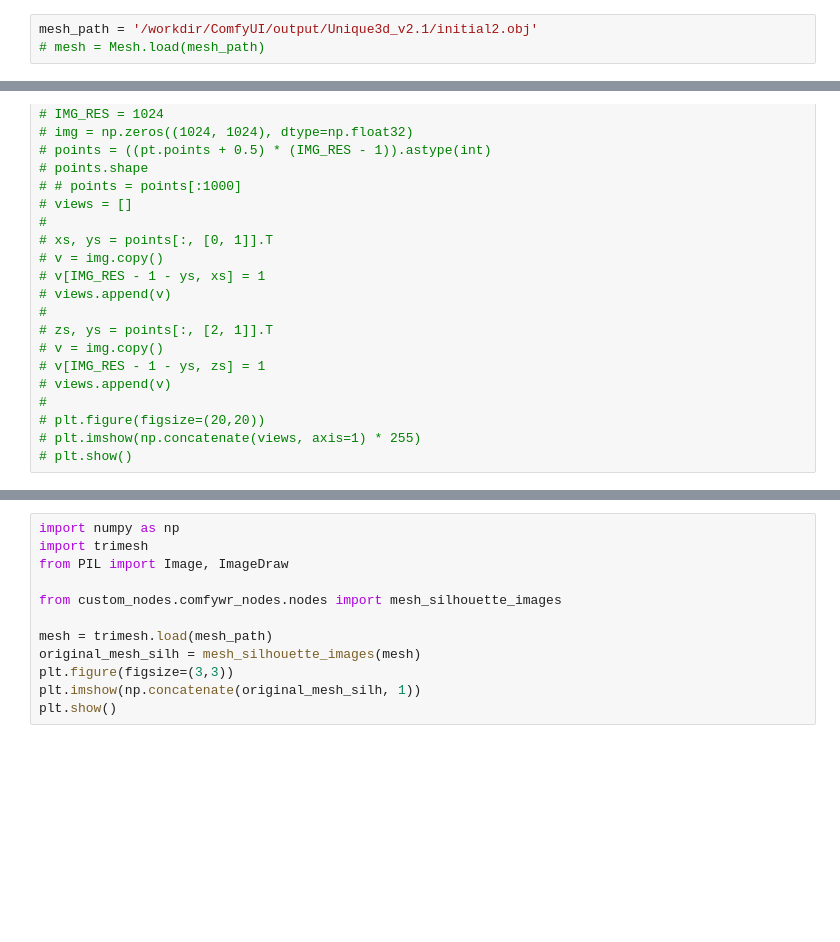
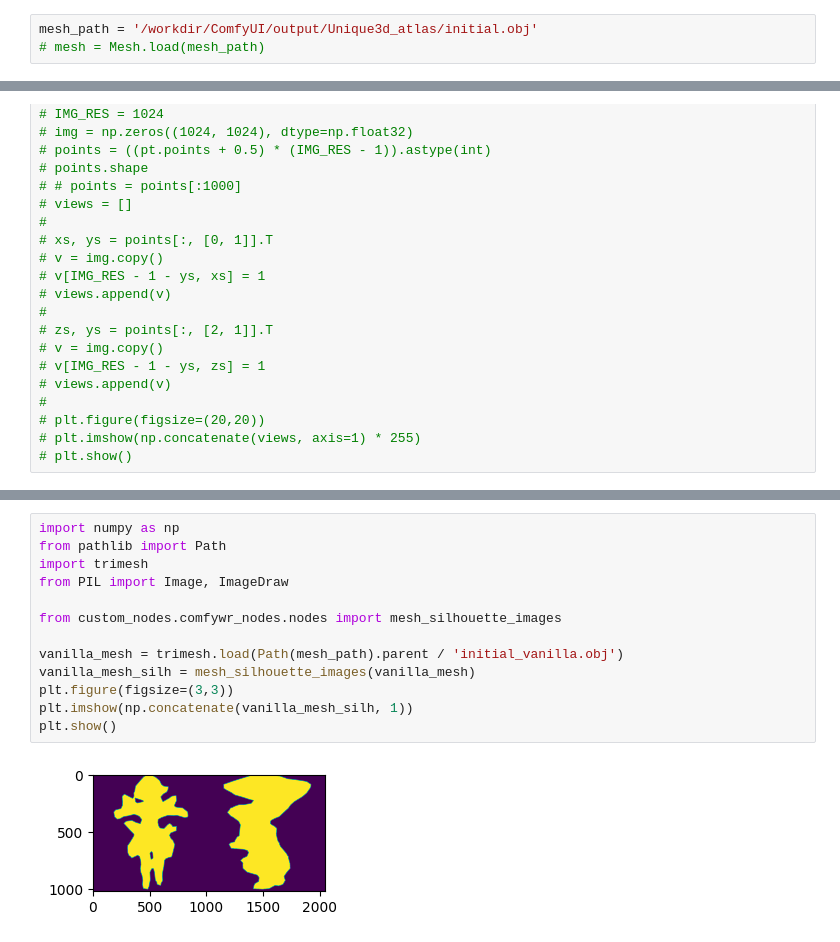
Before and after one commit to msypetkowski/comfywr, a Jupyter notebook: notebooks/mesh_alignment_debug.ipynb, the cells around one changed output, grey strips where cells are left out. Saved outputs shown, nothing was run; the diff lists cells and outputs as text; blank space fills up the shorter version.

```diff
--- a/notebooks/mesh_alignment_debug.ipynb
+++ b/notebooks/mesh_alignment_debug.ipynb
@@ -11,7 +17,7 @@ from comfywr.csd_lib import load_image, cn_preprocess, control_net_set_create, \
 import importlib
 # Mesh = importlib.import_module('custom_nodes.ComfyUI-3D-Pack.mesh_processer.mesh').Mesh
 # %%
-mesh_path = '/workdir/ComfyUI/output/Unique3d_v2.1/initial2.obj'
+mesh_path = '/workdir/ComfyUI/output/Unique3d_atlas/initial.obj'
 # mesh = Mesh.load(mesh_path)
 # %%
 # import torch
@@ -43,12 +55,15 @@ import matplotlib.pyplot as plt
-# %%
-import numpy as np
-import trimesh
-from PIL import Image, ImageDraw
-
-from custom_nodes.comfywr_nodes.nodes import mesh_silhouette_images
-
-mesh = trimesh.load(mesh_path)
-original_mesh_silh = mesh_silhouette_images(mesh)
-plt.figure(figsize=(3,3))
-plt.imshow(np.concatenate(original_mesh_silh, 1))
-plt.show()
+# %%
+import numpy as np
+from pathlib import Path
+import trimesh
+from PIL import Image, ImageDraw
+
+from custom_nodes.comfywr_nodes.nodes import mesh_silhouette_images
+
+vanilla_mesh = trimesh.load(Path(mesh_path).parent / 'initial_vanilla.obj')
+vanilla_mesh_silh = mesh_silhouette_images(vanilla_mesh)
+plt.figure(figsize=(3,3))
+plt.imshow(np.concatenate(vanilla_mesh_silh, 1))
+plt.show()
+# %% [output]
+[figure, added]
```
Also changed, not shown: parts of 8 cells of this notebook, 1 other file.
